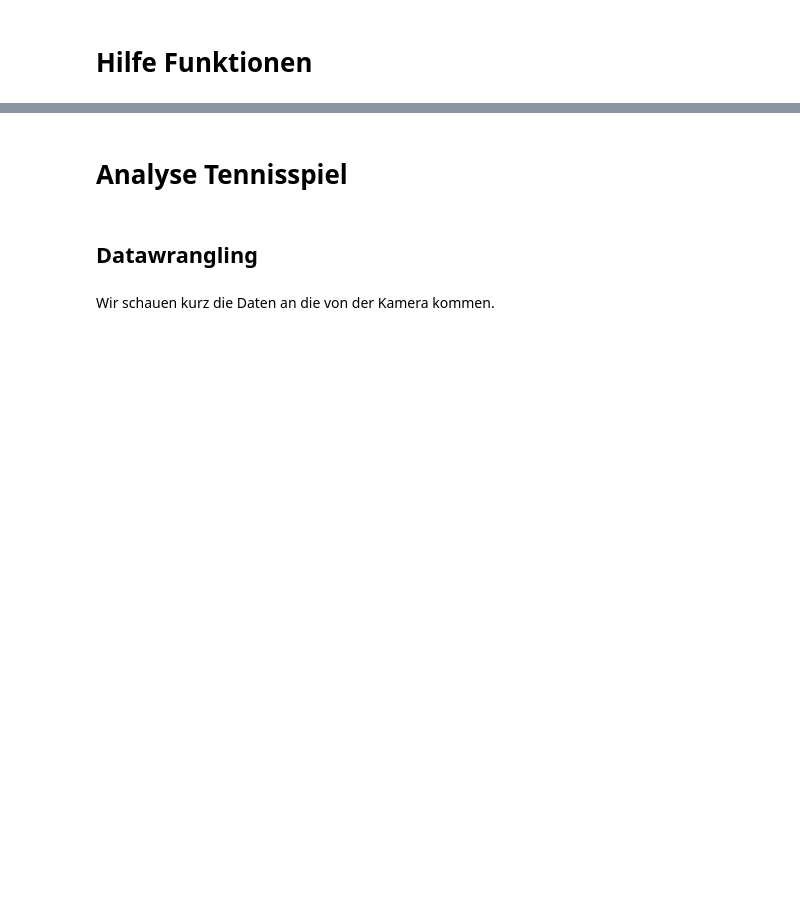
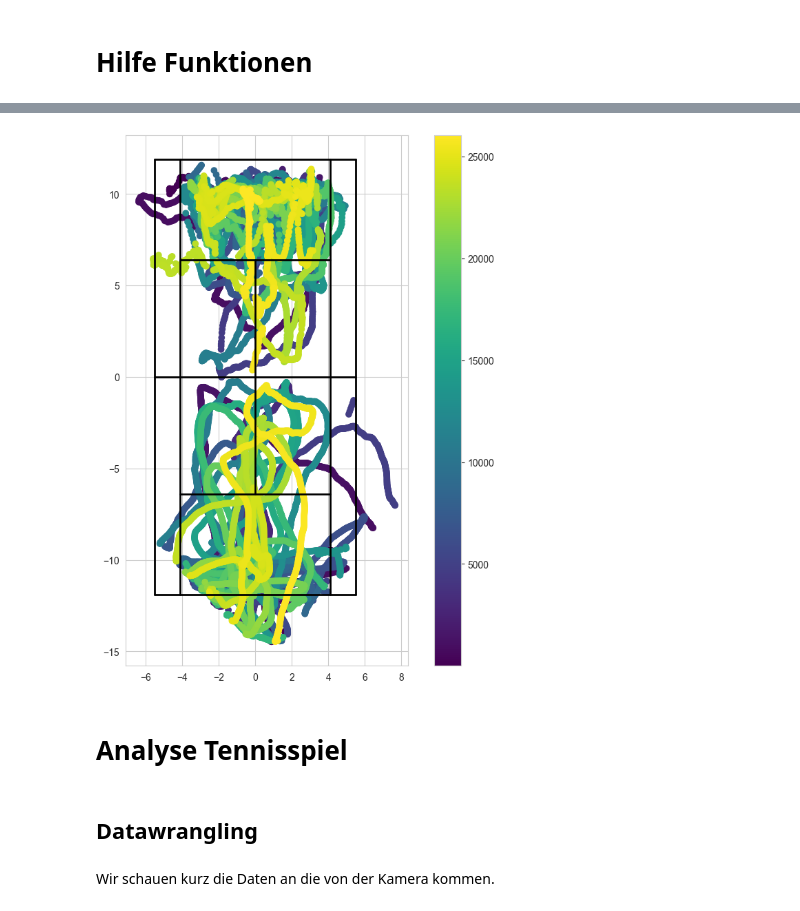
Before and after one commit to fhnw-ds/fhnw-cda2-tennis-analysis, a Jupyter notebook: field_analysis/eda_baden.ipynb, the cells around one changed output, grey strips where cells are left out. Saved outputs shown, nothing was run; the diff lists cells and outputs as text; code cells hidden in the pictures; blank space fills up the shorter version.

```diff
--- a/field_analysis/eda_baden.ipynb
+++ b/field_analysis/eda_baden.ipynb
@@ -12,21 +13,21 @@ cam = cam.drop(columns= ["head_x", "head_y", "head_z"])
 # %% [markdown]
 # Hilfe Funktionen
 # %%
-P1=np.array([-4.207, -1.846, -5.733])
-P2=np.array([3.415, -1.870, -5.489])
-P3=np.array([-0.057, -1.703, -15.554])
+P1=np.array([-4.207, -1.846, 5.733])
+P2=np.array([3.415, -1.870, 5.489])
+P3=np.array([-0.057, -1.703, 15.554])
 # %%
-def Tennisfeld(r,P1,P2,P3):
-    r1=P2-P1
-    r2=-(P3-0.5*(P1+P2))
+def Tennisfeld(r, P1, P2, P3):
+    r1 = P2 - P1
+    r3 = P3 - 0.5*(P1 + P2)
     # Basisvektoren
-    r1u=r1/np.sqrt(np.dot(r1,r1))
-    r2u=r2/np.sqrt(np.dot(r2,r2))
-    r3u=np.cross(r1u,r2u)
+    r1u = r1 / np.sqrt(np.dot(r1, r1))
+    r3u = r3 / np.sqrt(np.dot(r3, r3))
+    r2u = np.cross(r1u, r3u)
     # Translation
-    T0=0.5*(P1+P2)-r2u
+    T0 = P3
     # Rotation
-    M1=np.c_[r1u,r2u,r3u]
-    M1_inv=np.linalg.inv(M1)
+    M1 = np.c_[r1u, r2u, r3u]
+    M1_inv = np.linalg.inv(M1)
     # Abbildung
-    return np.inner(M1_inv,(r-T0))
+    return np.inner(M1_inv, (r - T0))
@@ -48,0 +34,5 @@ df = bt.transformData(df, [-1.5, 0, -18.28])
+# %%
+cam["z"] = cam["z"].apply(abs)
+# %%
+cam[['transformed_x', 'transformed_y', 'transformed_z']] = cam.apply(
+    lambda row: pd.Series(Tennisfeld(np.array([row['x'], row['y'], row['z']]), P1, P2, P3)), axis=1)
@@ -58,6 +60,15 @@ def drawTennisField():
     plt.plot([-5.48, 5.48], [-11.89, -11.89], 'k', lw=2) # Baseline unten
     plt.plot([-4.11, 4.11], [-6.40, -6.40], 'k', lw=2) # Service Line unten
     plt.plot([-4.11, 4.11], [6.40, 6.40], 'k', lw=2) # Service Line oben
+# %%
+fig, ax = plt.subplots(figsize=(10, 10))
+plt.scatter(x=cam['transformed_x'], y=cam['transformed_z'], c=cam['frame'], cmap='viridis')
+drawTennisField()
+plt.colorbar()
+ax.set_aspect('equal')
+plt.show()
+# %% [output]
+[figure, added]
 # %% [markdown]
 # Analyse Tennisspiel
 # %% [markdown]
```
Also changed, not shown: parts of 8 cells of this notebook.
